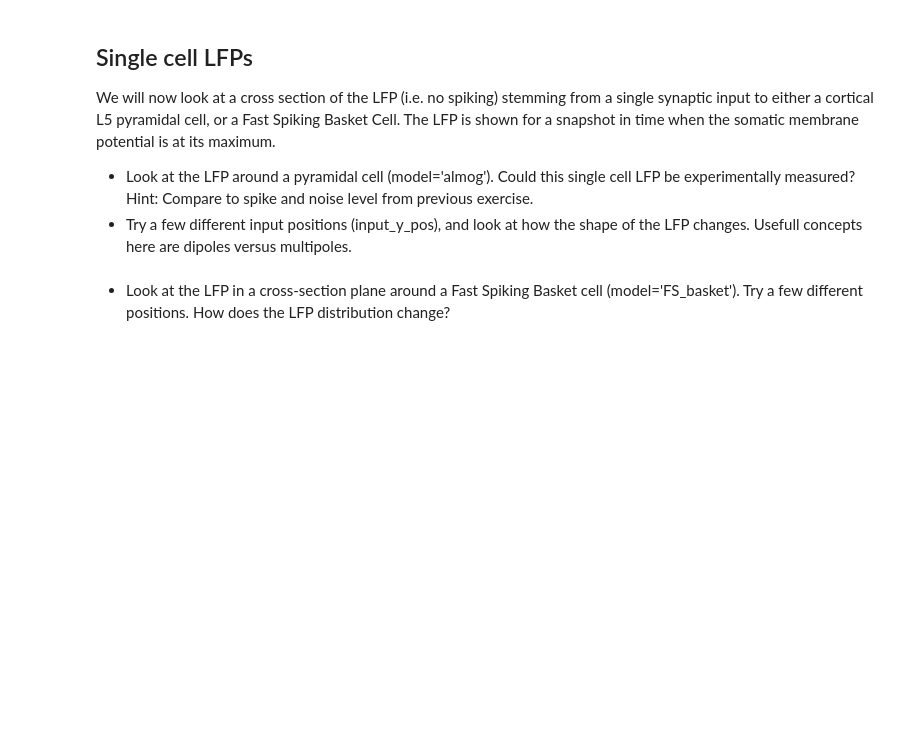
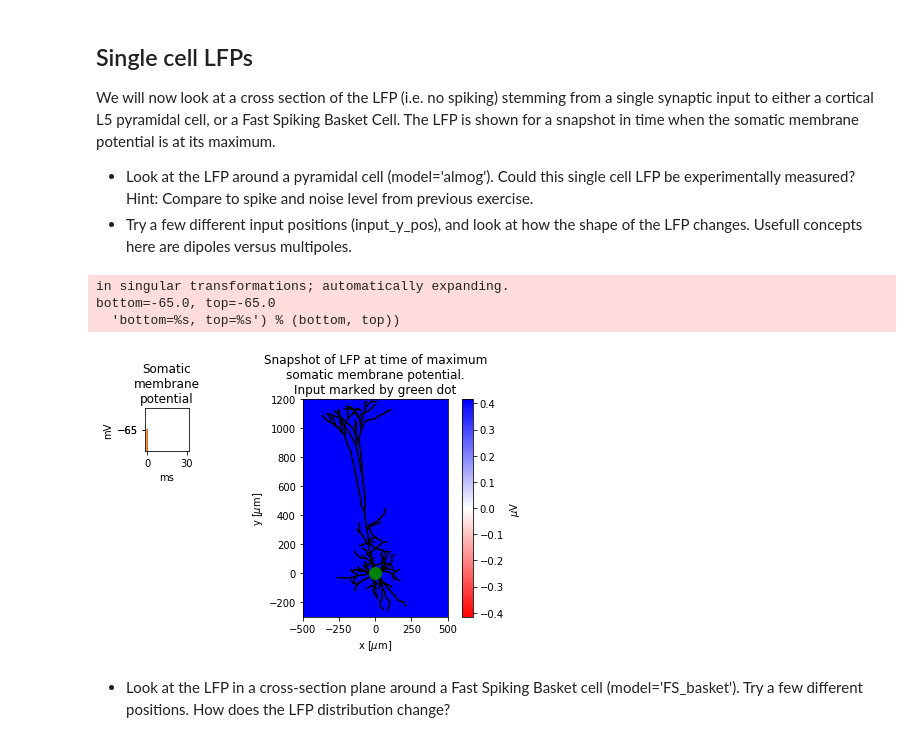
Before and after one commit to torbjone/my_binder_test, a Jupyter notebook: index.ipynb, the cells around one changed output. Drawn from its saved outputs; the diff is of its cells as text; code cells hidden in the pictures; blank space fills up the shorter version.

```diff
--- a/index.ipynb
+++ b/index.ipynb
@@ -151,9 +161,14 @@ We will now look at a cross section of the LFP (i.e. no spiking) stemming from a
  * Look at the LFP around a pyramidal cell (model='almog'). Could this single cell LFP be experimentally measured? Hint: Compare to spike and noise level from previous exercise.
  * Try a few different input positions (input_y_pos), and look at how the shape of the LFP changes. Usefull concepts here are dipoles versus multipoles.
 # %%
-input_y_pos = 0
+input_y_pos = 10
 model = 'almog'  # This should be either 'FS_basket' or 'almog'
 exercise3(model, input_y_pos)
+# %% [output]
+in singular transformations; automatically expanding.
+bottom=-65.0, top=-65.0
+  'bottom=%s, top=%s') % (bottom, top))
+[figure, added]
 # %% [markdown]
  * Look at the LFP in a cross-section plane around a Fast Spiking Basket cell (model='FS_basket'). Try a few different positions. How does the LFP distribution change?
 # %%
```
Also changed, not shown: parts of 6 cells of this notebook, 4 other files.
